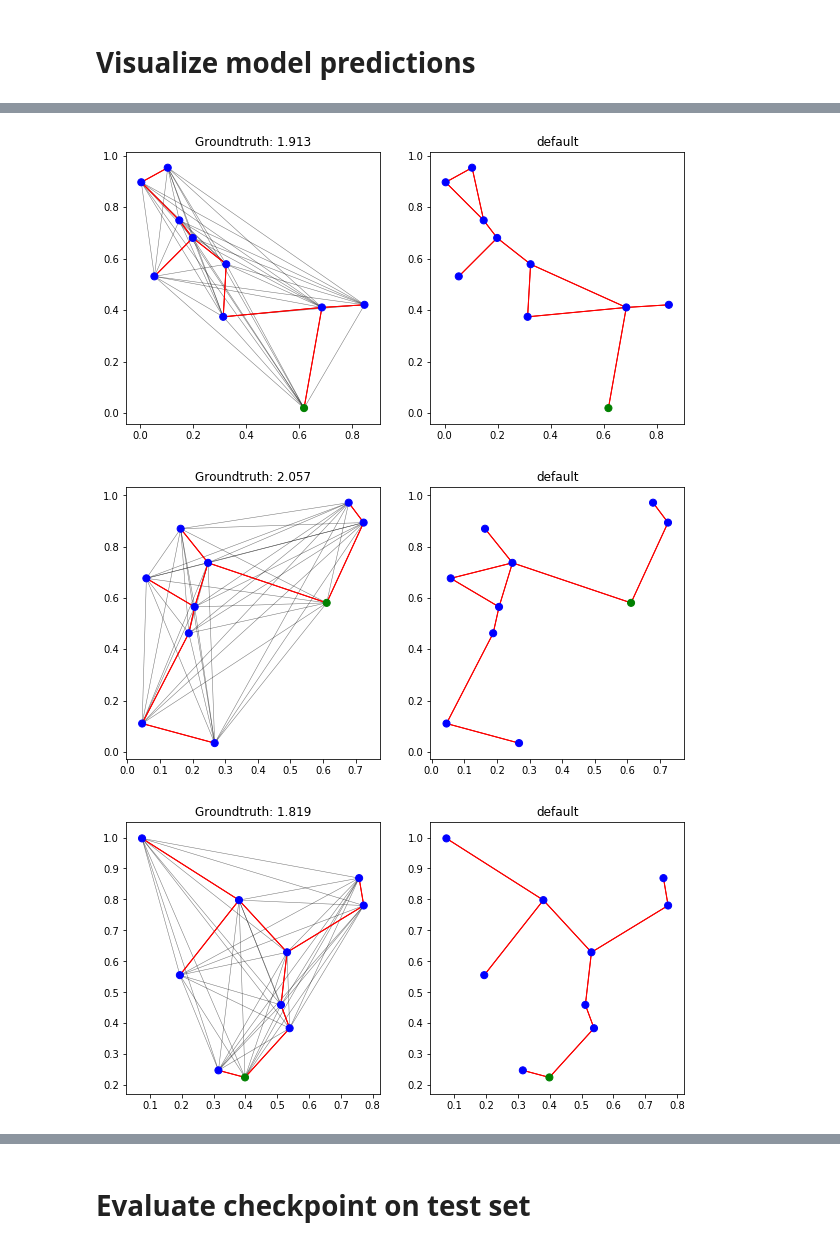
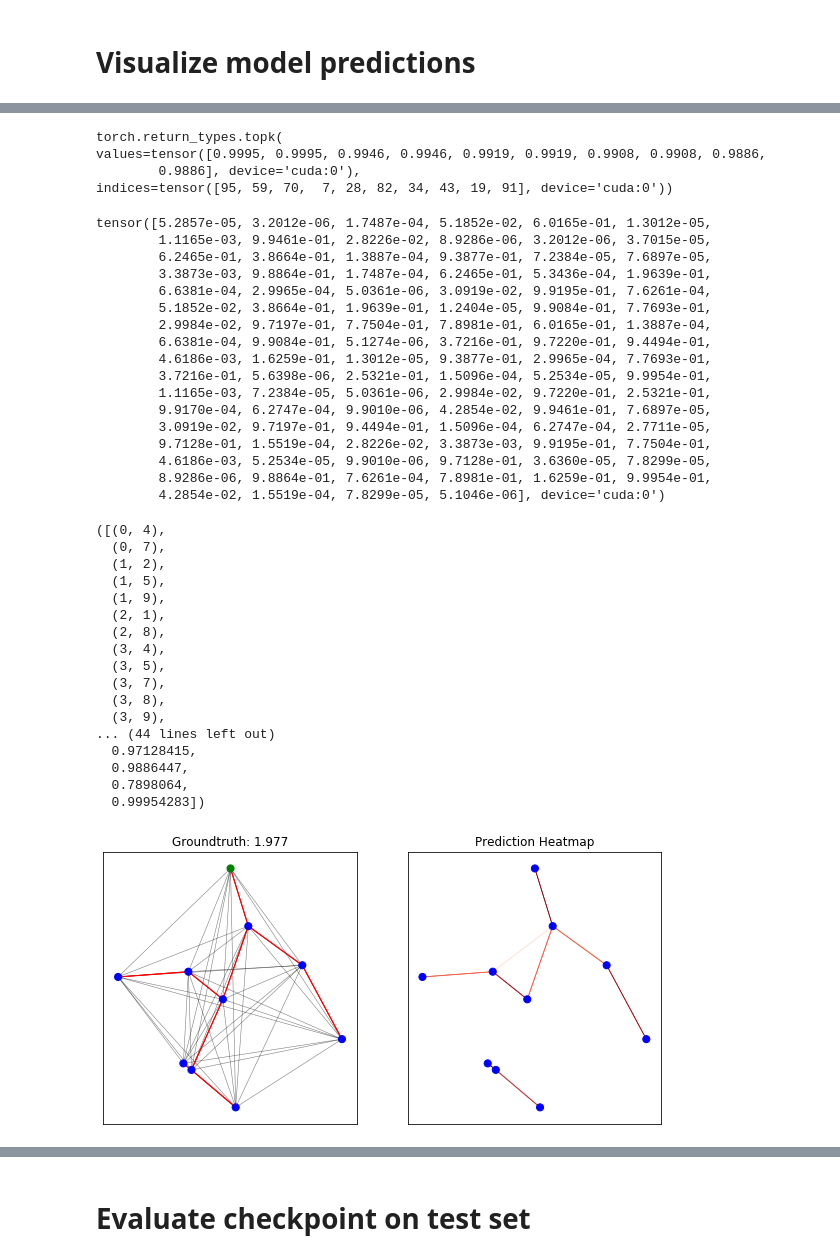
Before and after one commit to BrandonKates/graph-convnet-tsp, a Jupyter notebook: main_mst.ipynb, the cells around one changed output, grey strips where cells are left out. Drawn from its saved outputs; the diff is of its cells as text; code cells hidden in the pictures.

Commit message:
playing with probs

```diff
--- a/main_mst.ipynb
+++ b/main_mst.ipynb
@@ -1,5 +1,5 @@
 # %%
-notebook_mode = False
+notebook_mode = True
 viz_mode = True
 # %%
 import os
@@ -50,12 +53,10 @@ if notebook_mode==False:
     parser.add_argument('-c','--config', type=str, default="configs/default.json")
     args = parser.parse_args()
     config_path = args.config
-elif viz_mode == True:
-    config_path = "logs/tsp100/config.json"
 else:
     config_path = "configs/default_mst.json"
 
-config_path = "configs/mst_10.json"
+config_path = "configs/mst10.json"
 config = get_config(config_path)
 print("Loaded {}:\n{}".format(config_path, config))
 # %% [output]
@@ -64,7 +65,7 @@ Loaded configs/mst_10.json:
 # %%
 # Over-ride config params (for viz_mode)
 if viz_mode==True:
-    config.gpu_id = "2"
+    config.gpu_id = "0"
     config.batch_size = 1
     config.accumulation_steps = 1
     config.beam_size = 1280
@@ -658,7 +608,7 @@ if notebook_mode==True:
     # Set evaluation mode
     net.eval()
 
-    batch_size = 10
+    batch_size = 1
     num_nodes = config.num_nodes
     num_neighbors = config.num_neighbors
     beam_size = config.beam_size
@@ -732,0 +690,27 @@ tensor([[0, 4, 2, 1, 9, 7, 8, 3, 5, 6],
+# %%
+torch.topk(y_probs[0].view(-1), k=10, dim=0)
+# %% [output]
+torch.return_types.topk(
+values=tensor([0.9995, 0.9995, 0.9946, 0.9946, 0.9919, 0.9919, 0.9908, 0.9908, 0.9886,
+        0.9886], device='cuda:0'),
+indices=tensor([95, 59, 70,  7, 28, 82, 34, 43, 19, 91], device='cuda:0'))
+# %%
+y_probs[0].view(-1)
+# %% [output]
+tensor([5.2857e-05, 3.2012e-06, 1.7487e-04, 5.1852e-02, 6.0165e-01, 1.3012e-05,
+        1.1165e-03, 9.9461e-01, 2.8226e-02, 8.9286e-06, 3.2012e-06, 3.7015e-05,
+        6.2465e-01, 3.8664e-01, 1.3887e-04, 9.3877e-01, 7.2384e-05, 7.6897e-05,
+        3.3873e-03, 9.8864e-01, 1.7487e-04, 6.2465e-01, 5.3436e-04, 1.9639e-01,
+        6.6381e-04, 2.9965e-04, 5.0361e-06, 3.0919e-02, 9.9195e-01, 7.6261e-04,
+        5.1852e-02, 3.8664e-01, 1.9639e-01, 1.2404e-05, 9.9084e-01, 7.7693e-01,
+        2.9984e-02, 9.7197e-01, 7.7504e-01, 7.8981e-01, 6.0165e-01, 1.3887e-04,
+        6.6381e-04, 9.9084e-01, 5.1274e-06, 3.7216e-01, 9.7220e-01, 9.4494e-01,
+        4.6186e-03, 1.6259e-01, 1.3012e-05, 9.3877e-01, 2.9965e-04, 7.7693e-01,
+        3.7216e-01, 5.6398e-06, 2.5321e-01, 1.5096e-04, 5.2534e-05, 9.9954e-01,
+        1.1165e-03, 7.2384e-05, 5.0361e-06, 2.9984e-02, 9.7220e-01, 2.5321e-01,
+        9.9170e-04, 6.2747e-04, 9.9010e-06, 4.2854e-02, 9.9461e-01, 7.6897e-05,
+        3.0919e-02, 9.7197e-01, 9.4494e-01, 1.5096e-04, 6.2747e-04, 2.7711e-05,
+        9.7128e-01, 1.5519e-04, 2.8226e-02, 3.3873e-03, 9.9195e-01, 7.7504e-01,
+        4.6186e-03, 5.2534e-05, 9.9010e-06, 9.7128e-01, 3.6360e-05, 7.8299e-05,
+        8.9286e-06, 9.8864e-01, 7.6261e-04, 7.8981e-01, 1.6259e-01, 9.9954e-01,
+        4.2854e-02, 1.5519e-04, 7.8299e-05, 5.1046e-06], device='cuda:0')
@@ -733,22 +729,41 @@ tensor([[0, 4, 2, 1, 9, 7, 8, 3, 5, 6],
+# %%
+test = y_probs[0].cpu().numpy()
+_edges_to_node_pairs(test)
+# %% [output]
+([(0, 4),
+  (0, 7),
+  (1, 2),
+  (1, 5),
+  (1, 9),
+  (2, 1),
+  (2, 8),
+  (3, 4),
+  (3, 5),
+  (3, 7),
+  (3, 8),
+  (3, 9),
+... (44 lines left out)
+  0.97128415,
+  0.9886447,
+  0.7898064,
+  0.99954283])
 # %%
 y = F.softmax(y_preds, dim=3)  # B x V x V x voc_edges
 y_bins = y.argmax(dim=3)  # Binary predictions: B x V x V
 y_probs = y[:,:,:,1]  # Prediction probabilities: B x V x V
-for f_idx, idx in enumerate(np.random.choice(len(y), 10, replace=False)):
+for f_idx, idx in enumerate(np.random.choice(len(y), 1, replace=False)):
     f = plt.figure(f_idx, figsize=(10, 5))
     x_coord = x_nodes_coord[idx].cpu().numpy()
     W = x_edges[idx].cpu().numpy()
     W_val = x_edges_values[idx].cpu().numpy()
     W_target = y_edges[idx].cpu().numpy()
     W_sol_bins = y_bins[idx].cpu().numpy()
     W_sol_probs = y_probs[idx].cpu().numpy()
     plt1 = f.add_subplot(121)
     plot_tsp(plt1, x_coord, W, W_val, W_target, 'Groundtruth: {:.3f}'.format(W_to_tour_len(W_target, W_val)))
     plt2 = f.add_subplot(122)
-    #plot_tsp_heatmap(plt2, x_coord, W_val, W_sol_probs, 'Prediction Heatmap')
-    plot_tsp(plt2, x_coord, W_sol_bins, W_sol_probs, W_sol_bins)
+    plot_tsp_heatmap(plt2, x_coord, W_val, W_sol_probs, 'Prediction Heatmap')
+    #plot_tsp(plt2, x_coord, W_sol_bins, W_sol_probs, W_sol_bins)
     plt.show()
 # %% [output]
-[figure, old version]
+[figure, new version]
-[figure, removed]
-[figure, removed]
```
Also changed, not shown: parts of 20 cells of this notebook.
